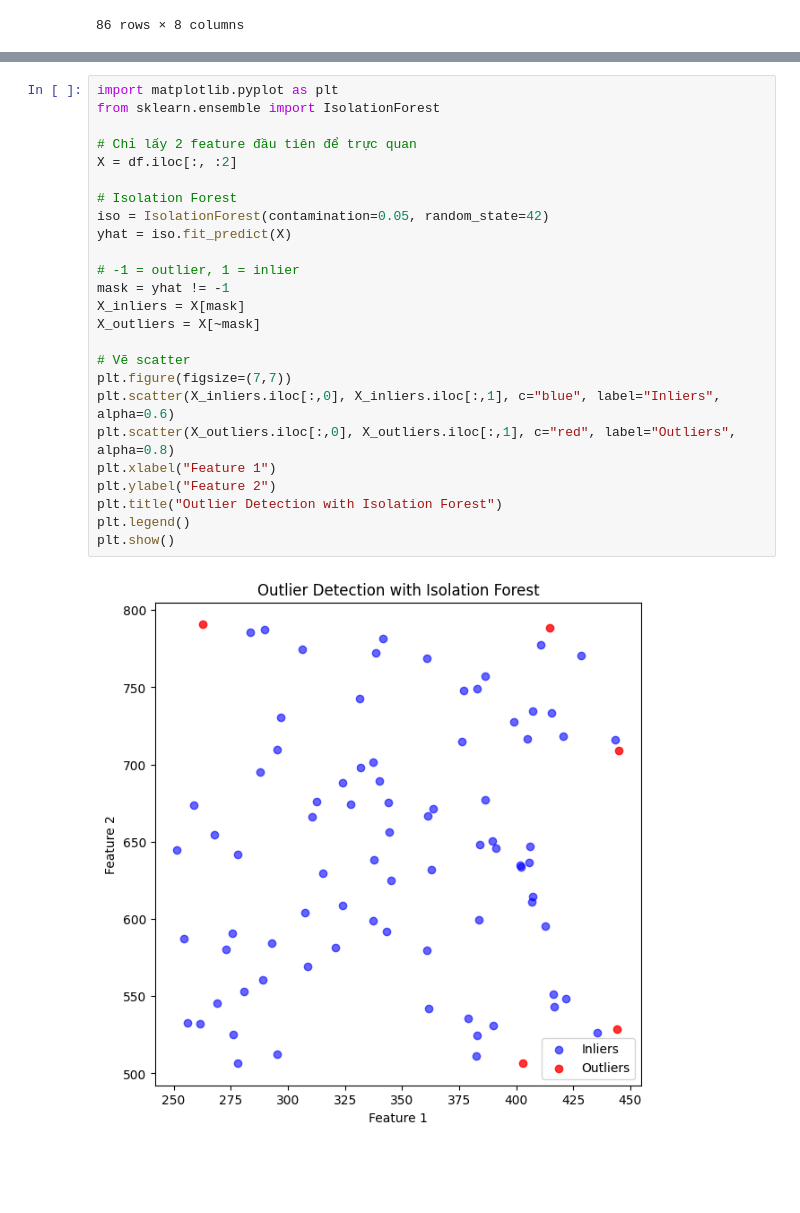
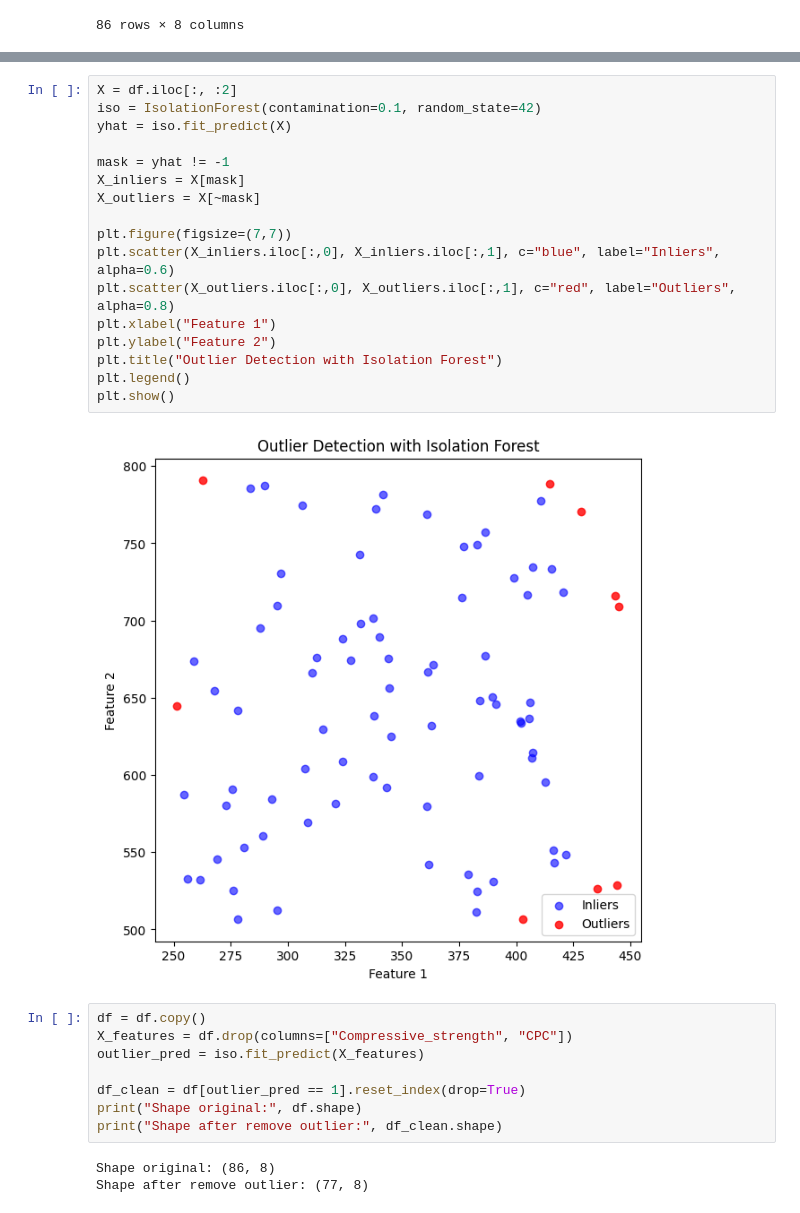
Before and after one commit to nhattminh160901/france_project, a Jupyter notebook: XGboost_upgrade.ipynb, the cells around one changed output, grey strips where cells are left out. Saved outputs shown, nothing was run; the diff lists cells and outputs as text; blank space fills up the shorter version.

```diff
--- a/XGboost_upgrade.ipynb
+++ b/XGboost_upgrade.ipynb
@@ -39,28 +28,31 @@ Kích thước sau khi lọc: (81, 8)
 # %%
-import matplotlib.pyplot as plt
-from sklearn.ensemble import IsolationForest
-
-# Chỉ lấy 2 feature đầu tiên để trực quan
 X = df.iloc[:, :2]
-
-# Isolation Forest
-iso = IsolationForest(contamination=0.05, random_state=42)
+iso = IsolationForest(contamination=0.1, random_state=42)
 yhat = iso.fit_predict(X)
 
-# -1 = outlier, 1 = inlier
 mask = yhat != -1
 X_inliers = X[mask]
 X_outliers = X[~mask]
 
-# Vẽ scatter
 plt.figure(figsize=(7,7))
 plt.scatter(X_inliers.iloc[:,0], X_inliers.iloc[:,1], c="blue", label="Inliers", alpha=0.6)
 plt.scatter(X_outliers.iloc[:,0], X_outliers.iloc[:,1], c="red", label="Outliers", alpha=0.8)
 plt.xlabel("Feature 1")
 plt.ylabel("Feature 2")
 plt.title("Outlier Detection with Isolation Forest")
 plt.legend()
 plt.show()
 # %% [output]
-[figure, old version]
+[figure, new version]
+# %%
+df = df.copy()
+X_features = df.drop(columns=["Compressive_strength", "CPC"])
+outlier_pred = iso.fit_predict(X_features)
+
+df_clean = df[outlier_pred == 1].reset_index(drop=True)
+print("Shape original:", df.shape)
+print("Shape after remove outlier:", df_clean.shape)
+# %% [output]
+Shape original: (86, 8)
+Shape after remove outlier: (77, 8)
 # %%
```
Also changed, not shown: parts of 14 cells of this notebook.
